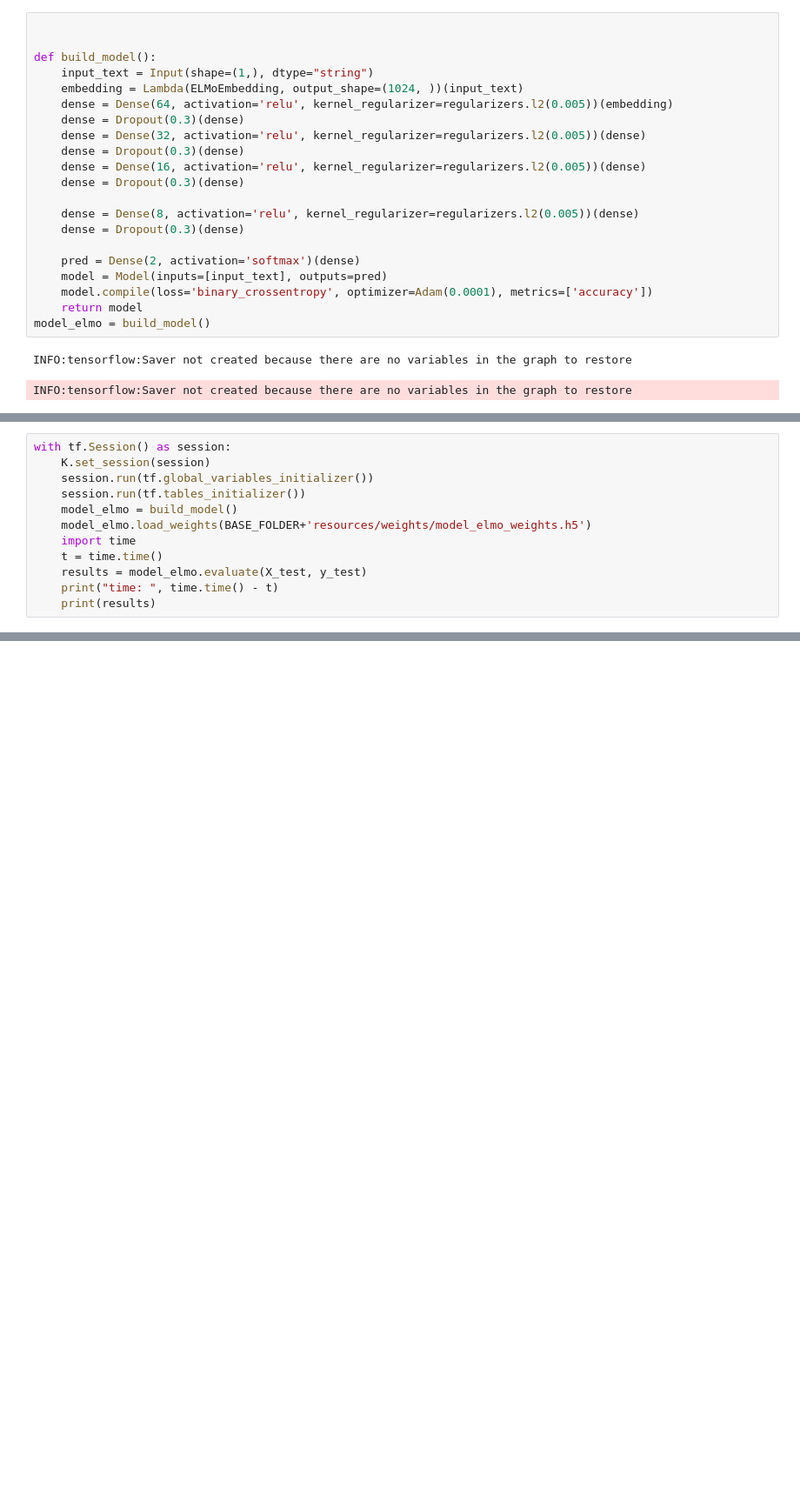
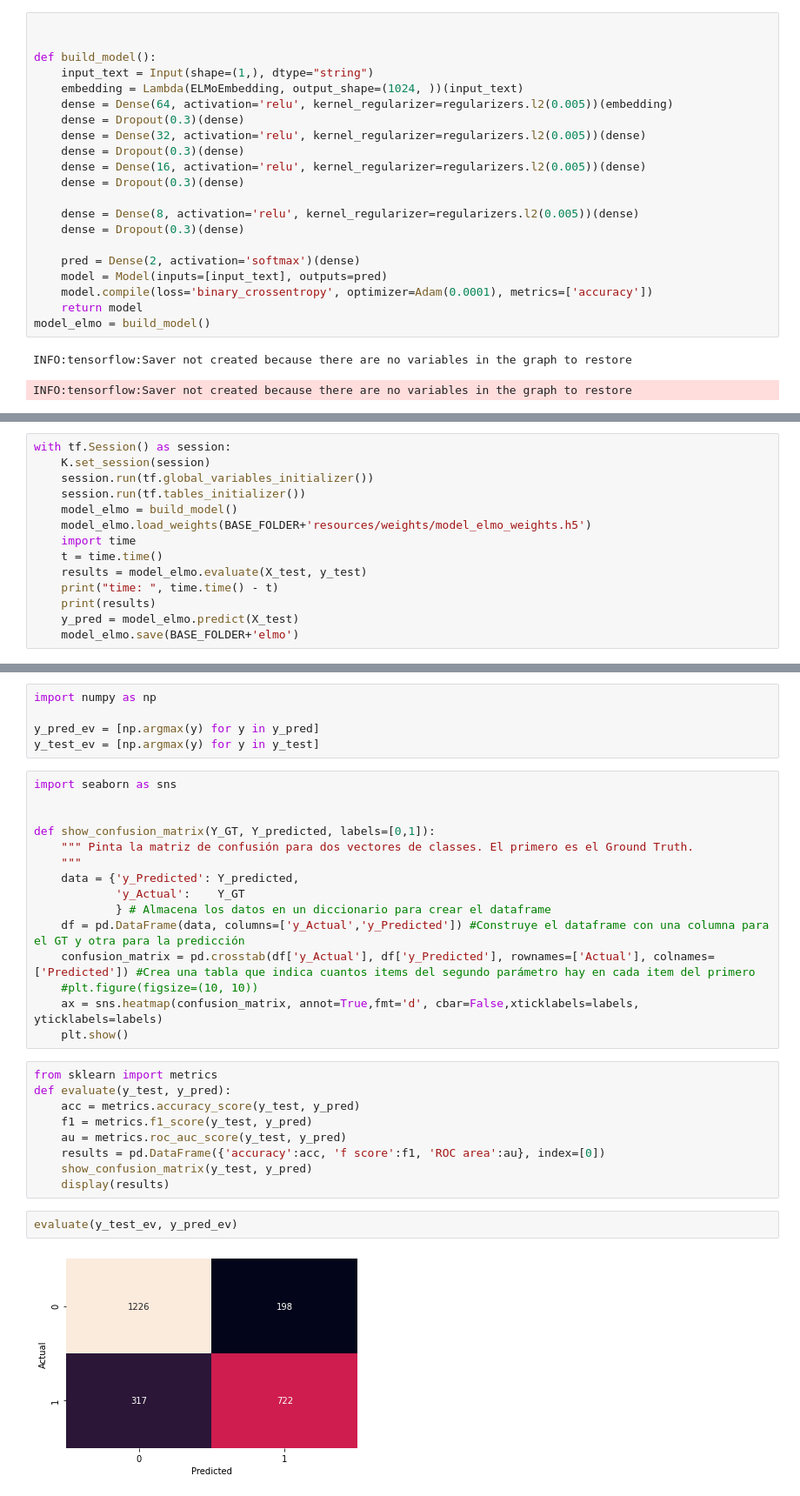
Before and after one commit to hridog00/Real-or-Not-, a Jupyter notebook: ELMO.ipynb, the cells around one changed output, grey strips where cells are left out. Shown at 87% size. Drawn from its saved outputs; the diff is of its cells as text; blank space fills up the shorter version.

Commit message:
ELMO model 79 acc

```diff
--- a/ELMO.ipynb
+++ b/ELMO.ipynb
@@ -147,6 +161,8 @@ with tf.Session() as session:
     results = model_elmo.evaluate(X_test, y_test)
     print("time: ", time.time() - t)
     print(results)
+    y_pred = model_elmo.predict(X_test)
+    model_elmo.save(BASE_FOLDER+'elmo')
 # %% [output]
 INFO:tensorflow:Saver not created because there are no variables in the graph to restore
 INFO:tensorflow:Saver not created because there are no variables in the graph to restore
@@ -155,0 +182,33 @@ time:  6.002433776855469
+# %%
+import numpy as np
+
+y_pred_ev = [np.argmax(y) for y in y_pred]
+y_test_ev = [np.argmax(y) for y in y_test]
+# %%
+import seaborn as sns
+
+
+def show_confusion_matrix(Y_GT, Y_predicted, labels=[0,1]):
+    """ Pinta la matriz de confusión para dos vectores de classes. El primero es el Ground Truth.
+    """
+    data = {'y_Predicted': Y_predicted,
+            'y_Actual':    Y_GT
+            } # Almacena los datos en un diccionario para crear el dataframe
+    df = pd.DataFrame(data, columns=['y_Actual','y_Predicted']) #Construye el dataframe con una columna para el GT y otra para la predicción
+    confusion_matrix = pd.crosstab(df['y_Actual'], df['y_Predicted'], rownames=['Actual'], colnames=['Predicted']) #Crea una tabla que indica cuantos items del segundo parámetro hay en cada item del primero
+    #plt.figure(figsize=(10, 10))
+    ax = sns.heatmap(confusion_matrix, annot=True,fmt='d', cbar=False,xticklabels=labels, yticklabels=labels)
+    plt.show()
+# %%
+from sklearn import metrics
+def evaluate(y_test, y_pred):
+    acc = metrics.accuracy_score(y_test, y_pred)
+    f1 = metrics.f1_score(y_test, y_pred)
+    au = metrics.roc_auc_score(y_test, y_pred)
+    results = pd.DataFrame({'accuracy':acc, 'f score':f1, 'ROC area':au}, index=[0])
+    show_confusion_matrix(y_test, y_pred)
+    display(results)
+# %%
+evaluate(y_test_ev, y_pred_ev)
+# %% [output]
+[figure, added]
```
Also changed, not shown: parts of 9 cells of this notebook.
